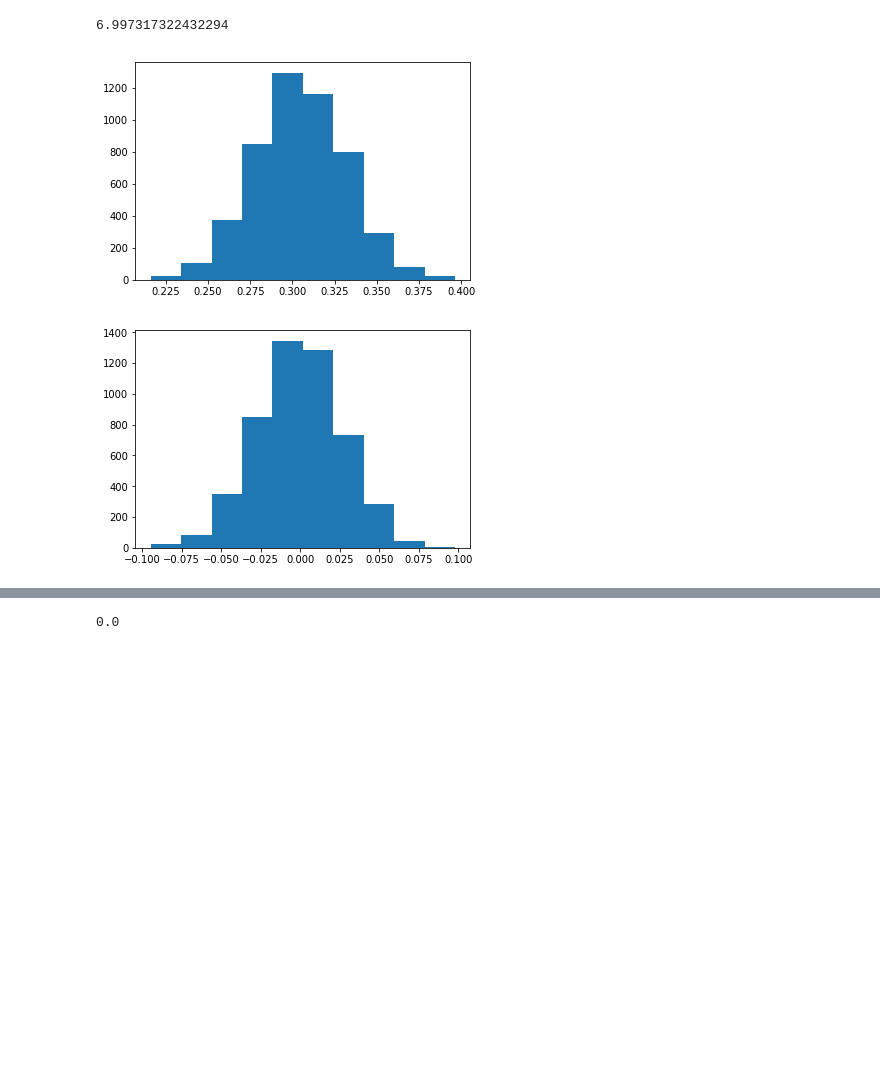
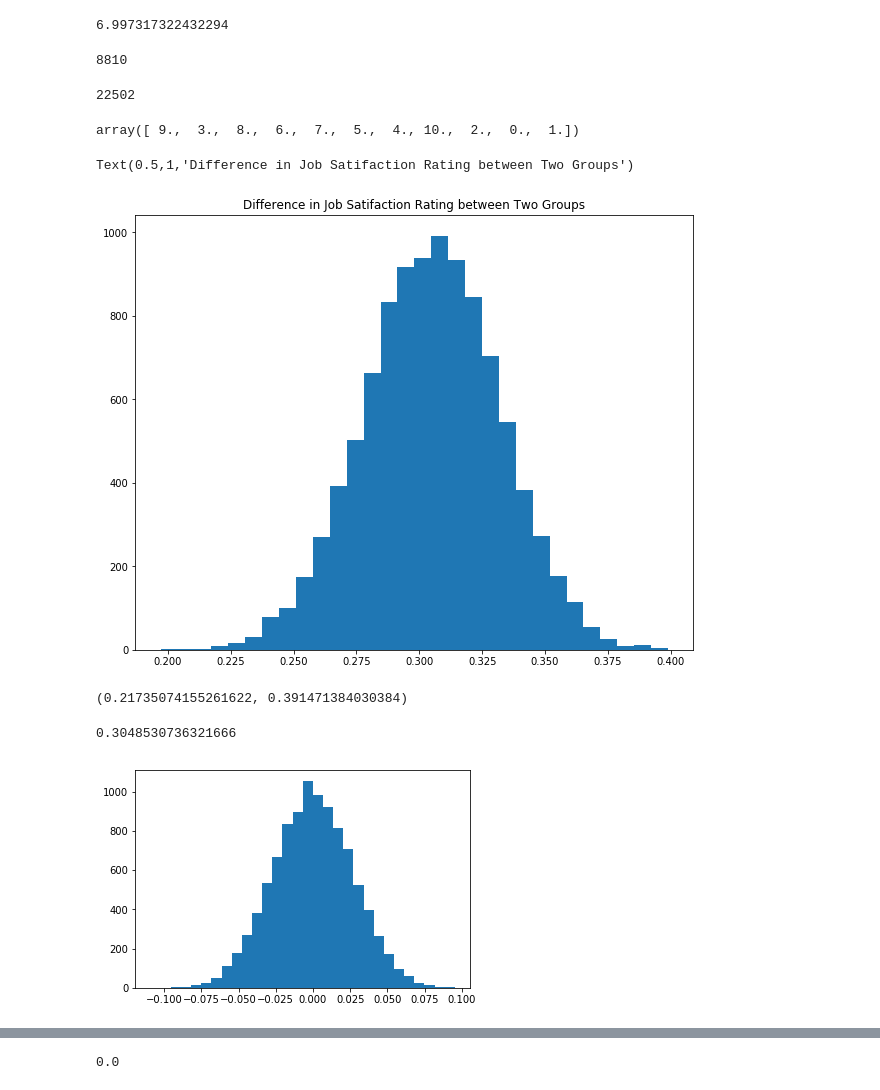
Before and after one commit to swang13/stack-overflow-survey, a Jupyter notebook: stack-overflow-survey-analysis.ipynb, the cells around one changed output, grey strips where cells are left out. Cells and saved outputs as stored; diff of their text form; code cells hidden in the pictures; blank space fills up the shorter version.

```diff
--- a/stack-overflow-survey-analysis.ipynb
+++ b/stack-overflow-survey-analysis.ipynb
@@ -120,12 +120,26 @@ df_wfh_js = df_wfh_js[['Respondent','JobSatisfaction', 'WorkFromHome']]
 df_wfh_js['JobSatisfaction'].mean()
 # %% [output]
 6.997317322432294
+# %%
+# Number of work from home developers
+len(df_wfh_js[df_wfh_js['WorkFromHome']==1])
+# %% [output]
+8810
+# %%
+# Number of non work from home developers
+len(df_wfh_js[df_wfh_js['WorkFromHome']==0])
+# %% [output]
+22502
+# %%
+df_wfh_js['JobSatisfaction'].unique()
+# %% [output]
+array([ 9.,  3.,  8.,  6.,  7.,  5.,  4., 10.,  2.,  0.,  1.])
 # %%
 # Create a sampling distribution of the difference in proportions
 # with bootstrapping
 diffs = []
 size = df_wfh_js.shape[0]
-for _ in range(5000):
+for _ in range(10000):
     b_samp = df_wfh_js.sample(size, replace=True)
     wfh_df = b_samp.query('WorkFromHome == 1')
     not_wfh_df = b_samp.query('WorkFromHome == 0')
@@ -135,11 +149,22 @@ for _ in range(5000):
 # %%
 # Convert to numpy array
 diffs = np.array(diffs)
 
 # Plot sampling distribution
-plt.hist(diffs);
+plt.figure(figsize=[10,8])
+plt.hist(diffs, bins=30)
+plt.title('Difference in Job Satifaction Rating between Two Groups')
 # %% [output]
+Text(0.5,1,'Difference in Job Satifaction Rating between Two Groups')
-[figure, old version]
+[figure, new version]
+# %%
+np.percentile(diffs, 0.05), np.percentile(diffs, 99.95)
+# %% [output]
+(0.21735074155261622, 0.391471384030384)
+# %%
+diffs.mean()
+# %% [output]
+0.3048530736321666
 # %%
 # Calculate the observed difference on average Job Satisfaction rating between the two groups
 js_wfh = df_wfh_js.query('WorkFromHome == 1')['JobSatisfaction'].mean()
@@ -150,8 +175,8 @@ obs_diff = js_wfh - js_not_wfh
 null_vals = np.random.normal(0, diffs.std(), diffs.size)
 
 # Plot the null distribution
-plt.hist(null_vals);
+plt.hist(null_vals, bins = 30);
 # %% [output]
-[figure, old version]
+[figure, new version]
 # %%
 # Plot observed statistic with the null distibution
```
Also changed, not shown: parts of 6 cells of this notebook, 2 other files.
